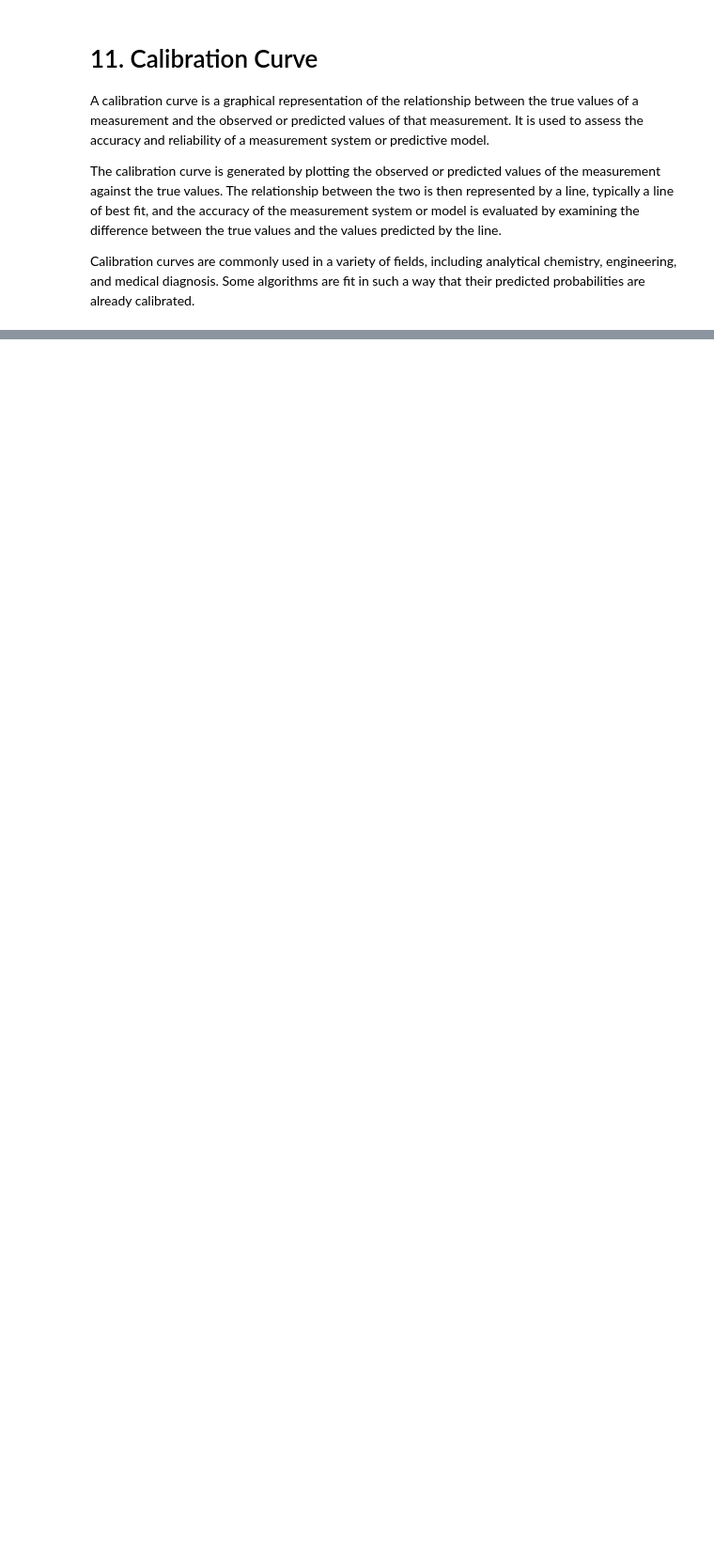
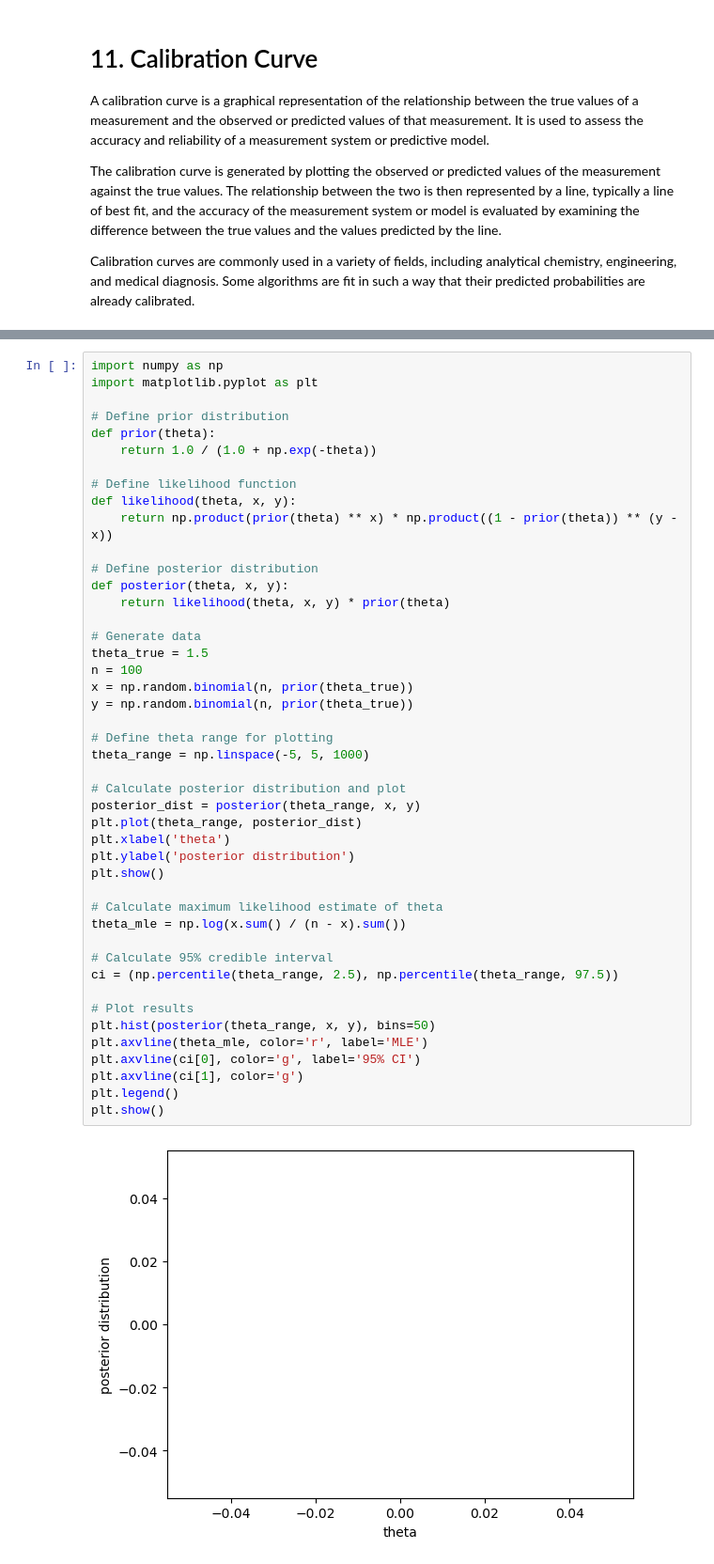
Before and after one commit to MinwooKim1990/Dictionary, a Jupyter notebook: Statistics_Dic.ipynb, the cells around one changed output, grey strips where cells are left out. Shown at 94% size. Drawn from its saved outputs; the diff is of its cells as text; blank space fills up the shorter version.

```diff
--- a/Statistics_Dic.ipynb
+++ b/Statistics_Dic.ipynb
@@ -502,0 +476,47 @@ pyplot.show()
+# %%
+import numpy as np
+import matplotlib.pyplot as plt
+
+# Define prior distribution
+def prior(theta):
+    return 1.0 / (1.0 + np.exp(-theta))
+
+# Define likelihood function
+def likelihood(theta, x, y):
+    return np.product(prior(theta) ** x) * np.product((1 - prior(theta)) ** (y - x))
+
+# Define posterior distribution
+def posterior(theta, x, y):
+    return likelihood(theta, x, y) * prior(theta)
+
+# Generate data
+theta_true = 1.5
+n = 100
+x = np.random.binomial(n, prior(theta_true))
+y = np.random.binomial(n, prior(theta_true))
+
+# Define theta range for plotting
+theta_range = np.linspace(-5, 5, 1000)
+
+# Calculate posterior distribution and plot
+posterior_dist = posterior(theta_range, x, y)
+plt.plot(theta_range, posterior_dist)
+plt.xlabel('theta')
+plt.ylabel('posterior distribution')
+plt.show()
+
+# Calculate maximum likelihood estimate of theta
+theta_mle = np.log(x.sum() / (n - x).sum())
+
+# Calculate 95% credible interval
+ci = (np.percentile(theta_range, 2.5), np.percentile(theta_range, 97.5))
+
+# Plot results
+plt.hist(posterior(theta_range, x, y), bins=50)
+plt.axvline(theta_mle, color='r', label='MLE')
+plt.axvline(ci[0], color='g', label='95% CI')
+plt.axvline(ci[1], color='g')
+plt.legend()
+plt.show()
+# %% [output]
+[figure, added]
```
Also changed, not shown: parts of 13 cells of this notebook.
